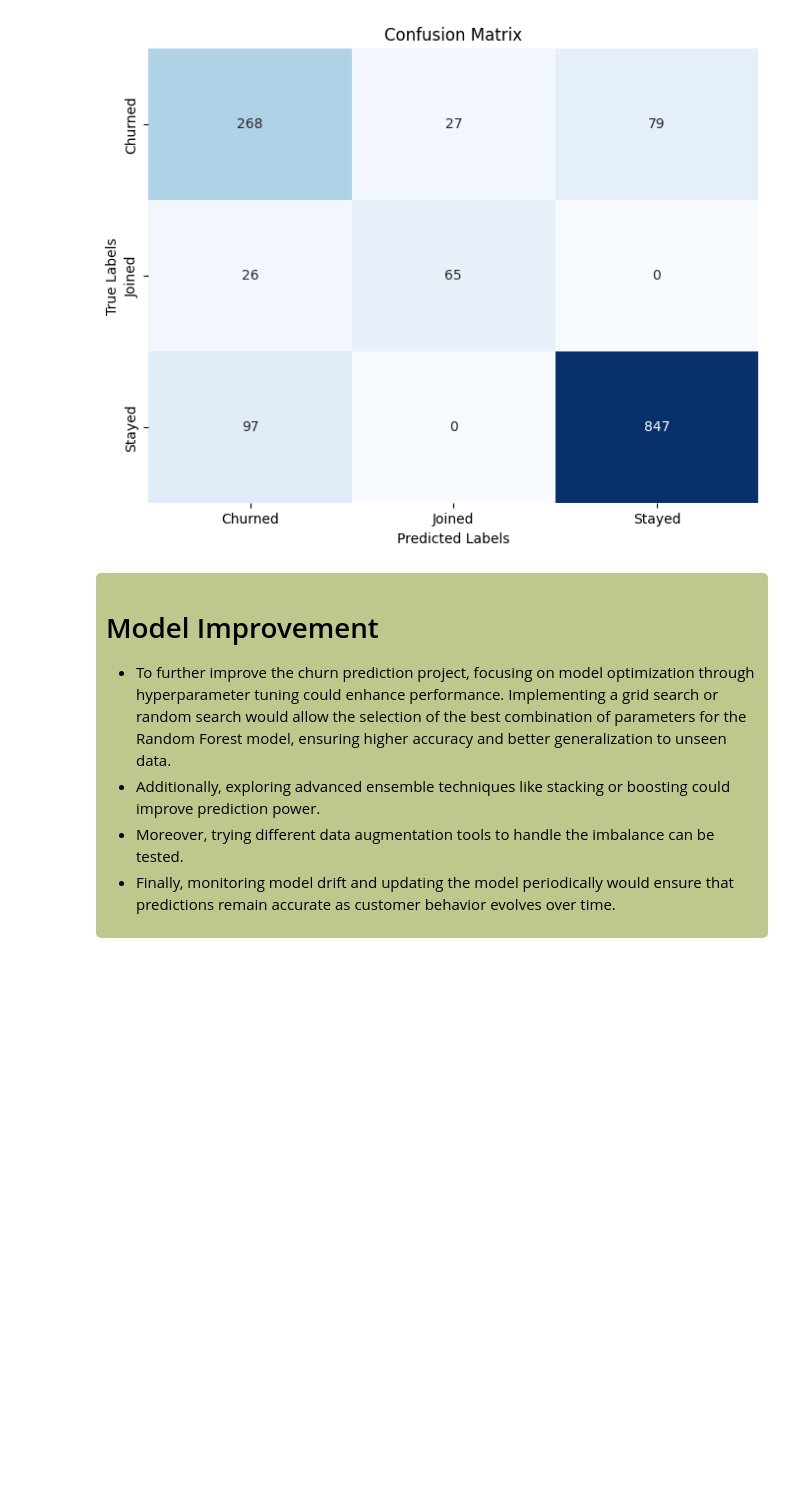
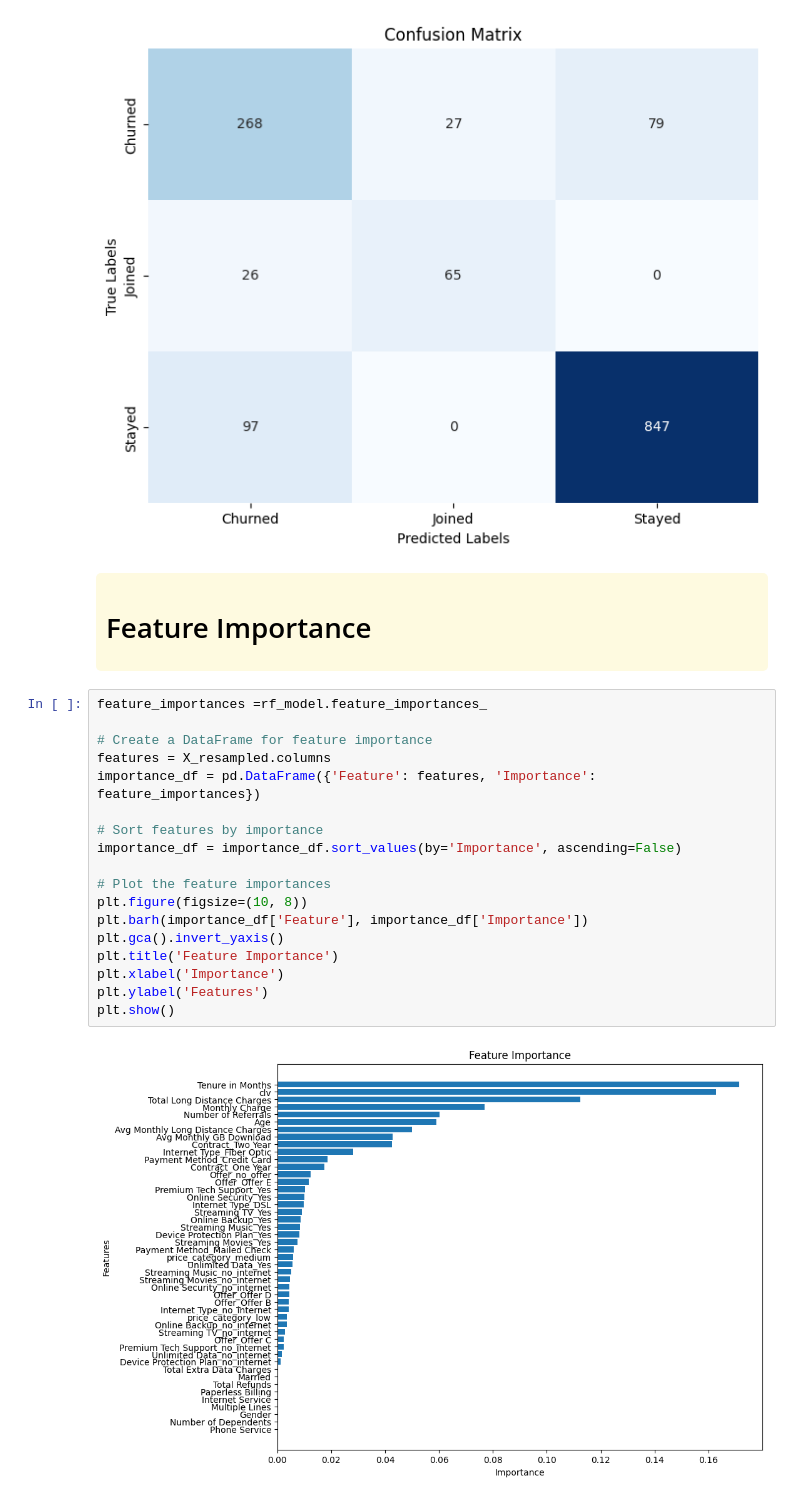
Before and after one commit to SantMiro/Churn_Prediction, a Jupyter notebook: Data_Training.ipynb, the cells around one changed output. Saved outputs shown, nothing was run; the diff lists cells and outputs as text; blank space fills up the shorter version.

Commit message:
Add feature importance

```diff
--- a/Data_Training.ipynb
+++ b/Data_Training.ipynb
@@ -271,12 +271,25 @@ plt.show()
 # %% [output]
 [figure]
 # %% [markdown]
-<div style="background-color: #C0C78C; padding: 10px; border-radius: 5px;">
-  <h1>Model Improvement</h1>
-  <ul>
-      <li>To further improve the churn prediction project, focusing on model optimization through hyperparameter tuning could enhance performance. Implementing a grid search or random search would allow the selection of the best combination of parameters for the Random Forest model, ensuring higher accuracy and better generalization to unseen data.</li>
-      <li>Additionally, exploring advanced ensemble techniques like stacking or boosting could improve prediction power.</li>
-      <li>Moreover, trying different data augmentation tools to handle the imbalance can be tested.</li>
-      <li>Finally, monitoring model drift and updating the model periodically would ensure that predictions remain accurate as customer behavior evolves over time.</li>
-
-  </ul>
+<div style="background-color: #FEFAE0; padding: 10px; border-radius: 5px;">
+  <h1>Feature Importance</h1>
+# %%
+feature_importances =rf_model.feature_importances_
+
+# Create a DataFrame for feature importance
+features = X_resampled.columns
+importance_df = pd.DataFrame({'Feature': features, 'Importance': feature_importances})
+
+# Sort features by importance
+importance_df = importance_df.sort_values(by='Importance', ascending=False)
+
+# Plot the feature importances
+plt.figure(figsize=(10, 8))
+plt.barh(importance_df['Feature'], importance_df['Importance'])
+plt.gca().invert_yaxis()
+plt.title('Feature Importance')
+plt.xlabel('Importance')
+plt.ylabel('Features')
+plt.show()
+# %% [output]
+[figure, added]
```
Also changed, not shown: parts of 4 cells of this notebook.
